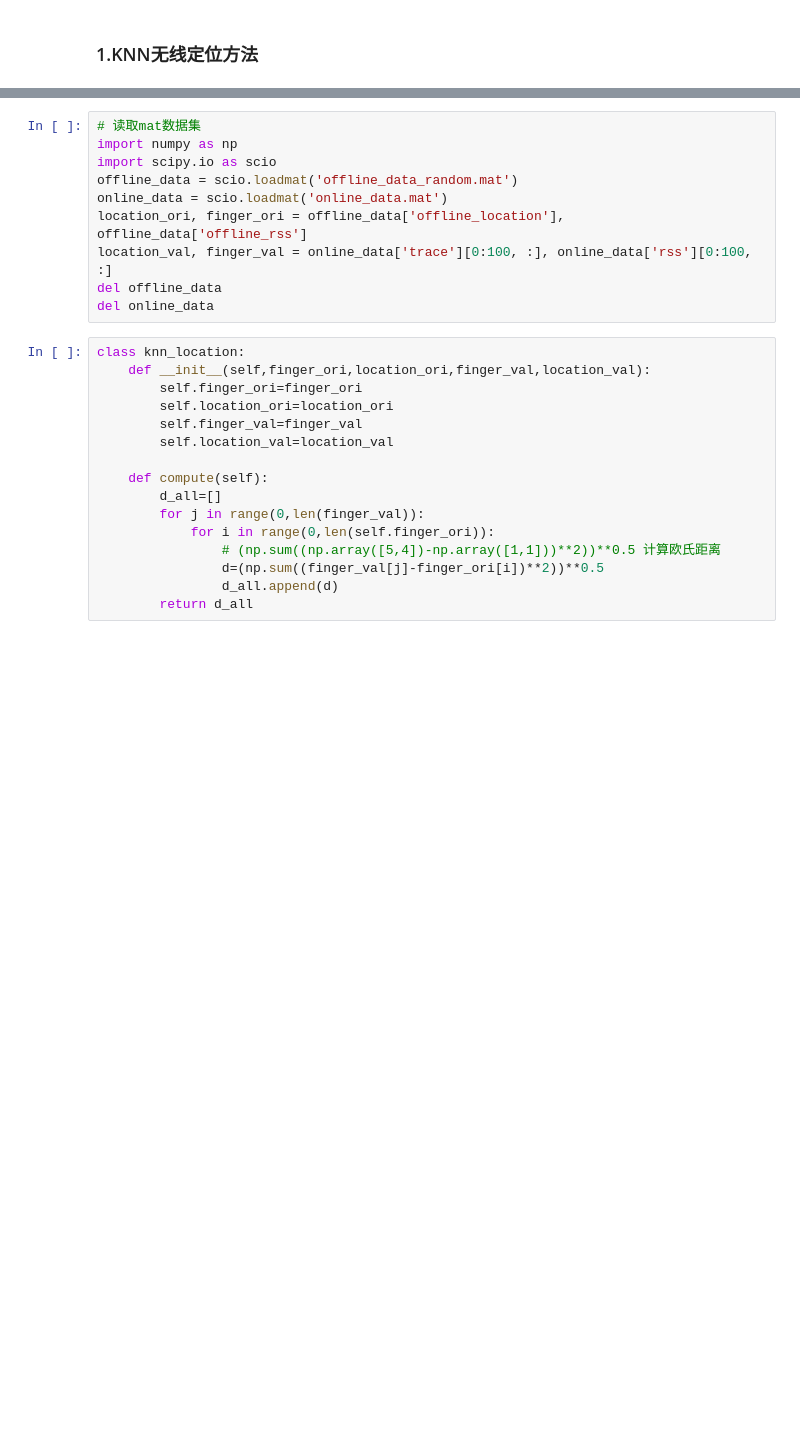
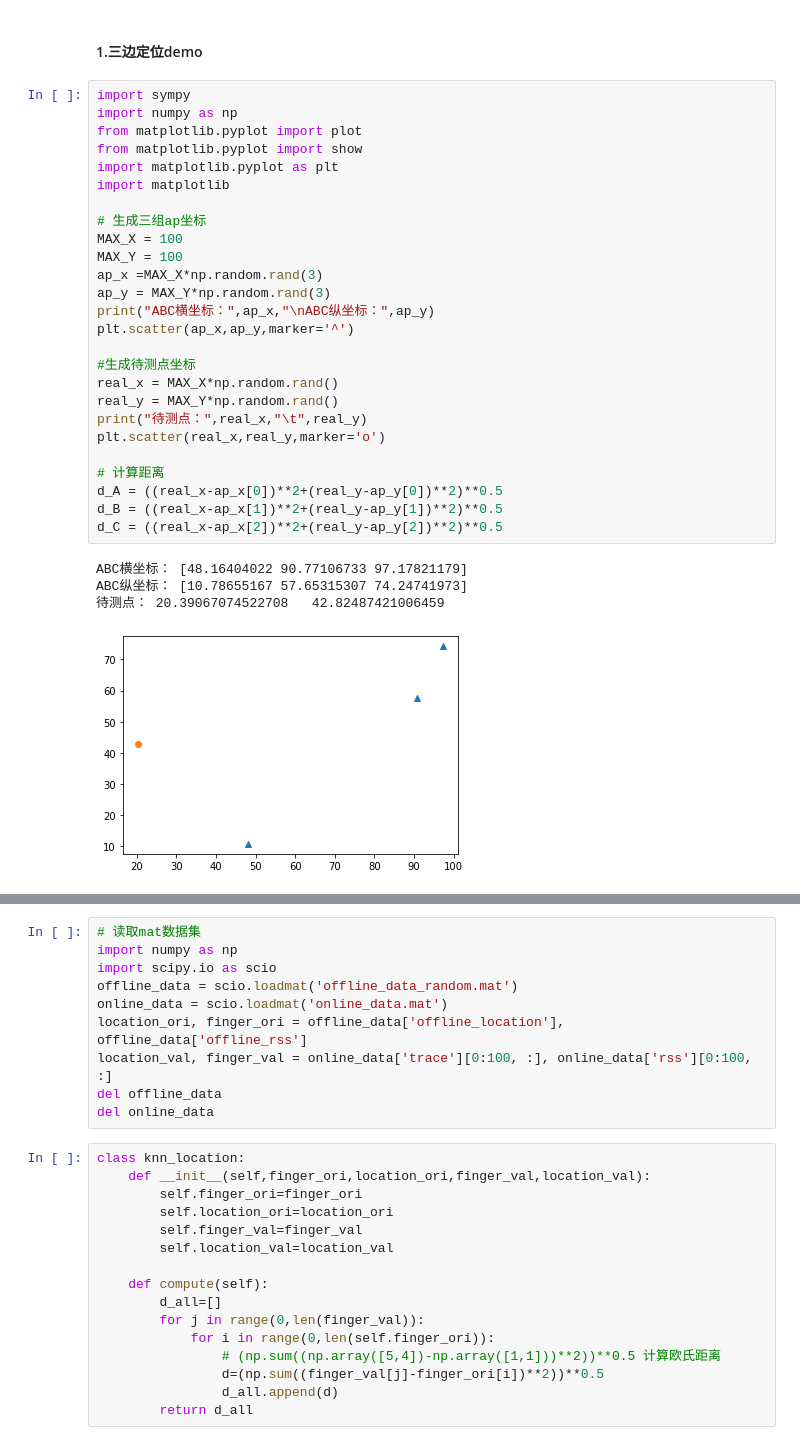
Before and after one commit to jingwei1205/MyCourse, a Jupyter notebook: 卫星定位/locate.ipynb, the cells around one changed output, grey strips where cells are left out. Cells and saved outputs as stored; diff of their text form; blank space fills up the shorter version.

```diff
--- a/卫星定位/locate.ipynb
+++ b/卫星定位/locate.ipynb
@@ -1,2 +1,33 @@
 # %% [markdown]
-### 1.KNN无线定位方法
+#### 1.三边定位demo
+# %%
+import sympy
+import numpy as np
+from matplotlib.pyplot import plot
+from matplotlib.pyplot import show
+import matplotlib.pyplot as plt
+import matplotlib
+
+# 生成三组ap坐标
+MAX_X = 100
+MAX_Y = 100
+ap_x =MAX_X*np.random.rand(3)
+ap_y = MAX_Y*np.random.rand(3)
+print("ABC横坐标：",ap_x,"\nABC纵坐标：",ap_y)
+plt.scatter(ap_x,ap_y,marker='^')
+
+#生成待测点坐标
+real_x = MAX_X*np.random.rand()
+real_y = MAX_Y*np.random.rand()
+print("待测点：",real_x,"\t",real_y)
+plt.scatter(real_x,real_y,marker='o')
+
+# 计算距离
+d_A = ((real_x-ap_x[0])**2+(real_y-ap_y[0])**2)**0.5
+d_B = ((real_x-ap_x[1])**2+(real_y-ap_y[1])**2)**0.5
+d_C = ((real_x-ap_x[2])**2+(real_y-ap_y[2])**2)**0.5
+# %% [output]
+ABC横坐标： [48.16404022 90.77106733 97.17821179]
+ABC纵坐标： [10.78655167 57.65315307 74.24741973]
+待测点： 20.39067074522708   42.82487421006459
+[figure, added]
```
Also changed, not shown: parts of 5 cells of this notebook, 2 other files.
